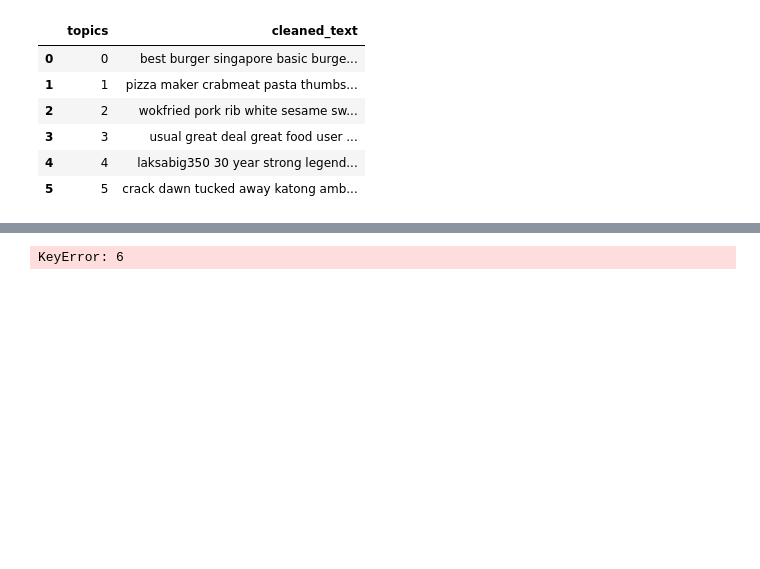
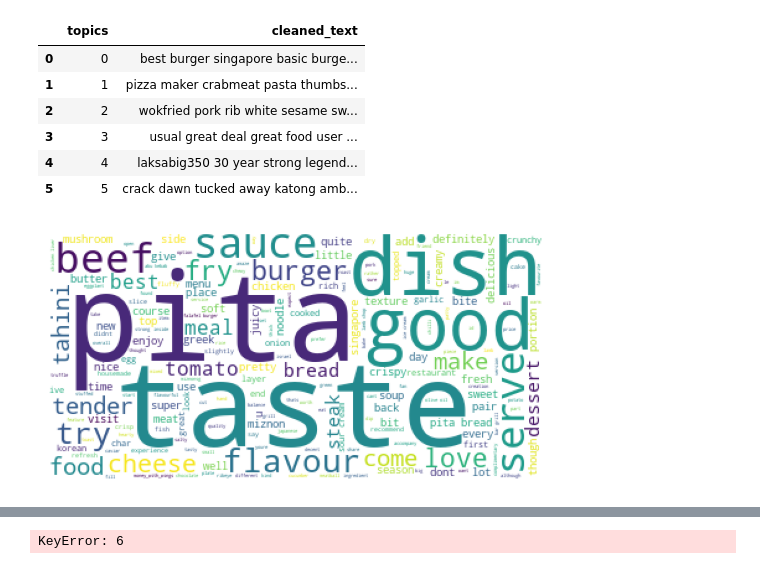
Before and after one commit to sabyeo/bt4221, a Jupyter notebook: doc2vec_topic_modelling_restaurant.ipynb, the cells around one changed output, grey strips where cells are left out. Saved outputs shown, nothing was run; the diff lists cells and outputs as text; code cells hidden in the pictures; blank space fills up the shorter version.

Commit message:
edited wordcloud:

```diff
--- a/doc2vec_topic_modelling_restaurant.ipynb
+++ b/doc2vec_topic_modelling_restaurant.ipynb
@@ -332,6 +332,14 @@ dense = X.todense()
 denselist = dense.tolist()
 df = pd.DataFrame(denselist, columns=feature_names).transpose()
 df.columns = topic_df['topics']
+# %%
+wordcloud = WordCloud(background_color = 'white').generate_from_text(text[0])
+# Display the generated Word Cloud
+plt.imshow(wordcloud)
+plt.axis("off")
+plt.show()
+# %% [output]
+[figure, added]
 # %%
 wordcloud = WordCloud(background_color = 'white').generate_from_frequencies(df[0])
 # Display the generated Word Cloud
```
Also changed, not shown: parts of 7 cells of this notebook.
